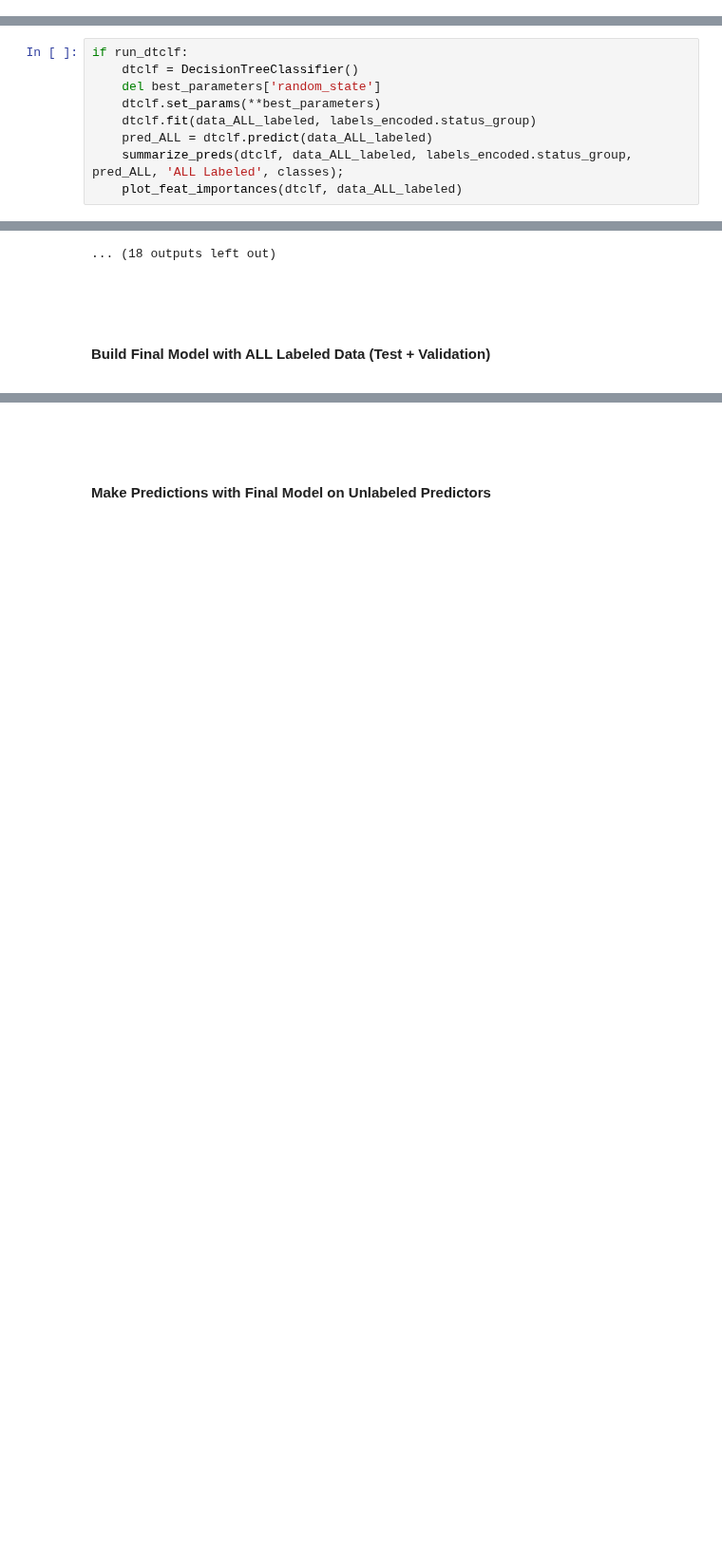
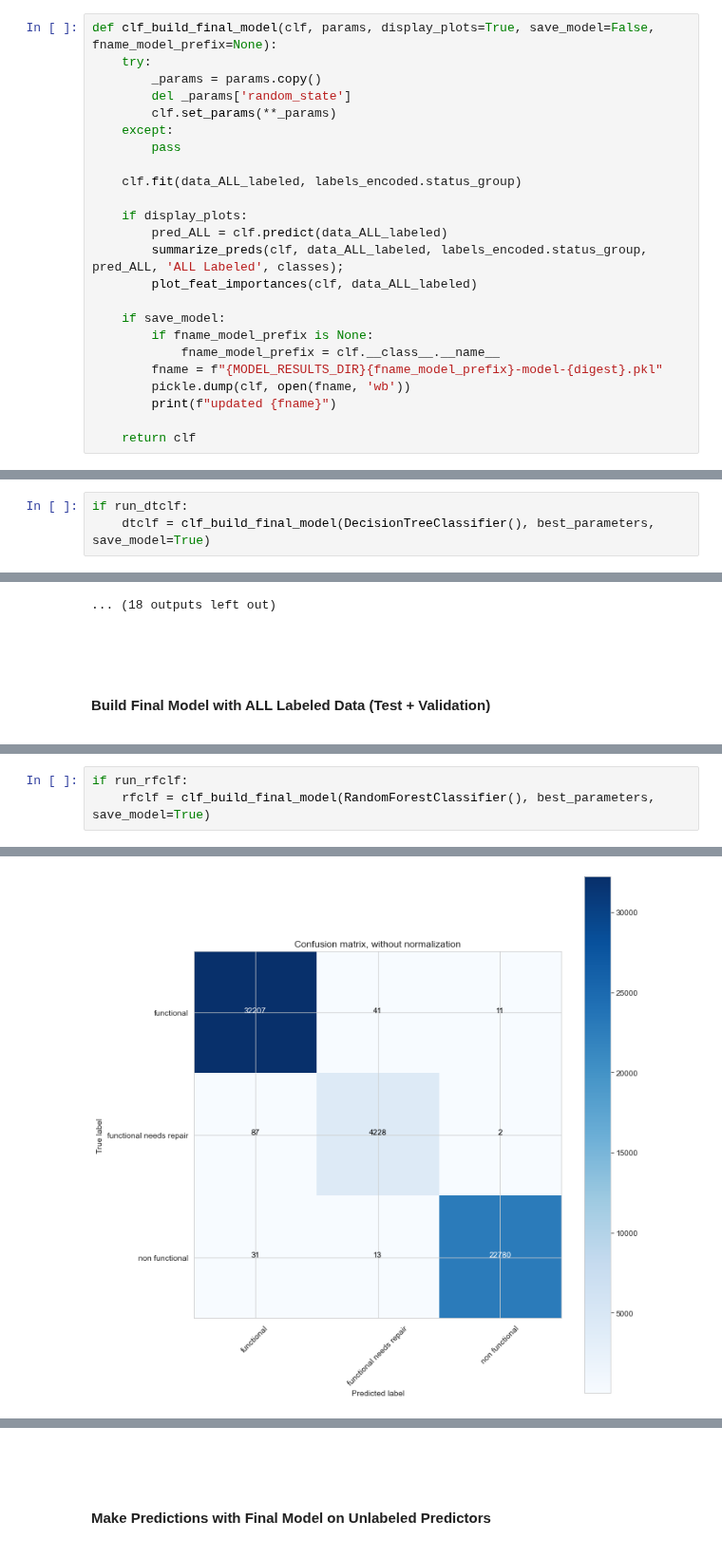
Before and after one commit to sacontreras/dsc-mod-3-project-v2-1-online-ds-sp-000, a Jupyter notebook: models.ipynb, the cells around one changed output, grey strips where cells are left out. Shown at 95% size. Cells and saved outputs as stored; diff of their text form; blank space fills up the shorter version.

```diff
--- a/models.ipynb
+++ b/models.ipynb
@@ -627,0 +620,24 @@ def clf_build_final_model(clf, params):
+# %%
+def clf_build_final_model(clf, params, display_plots=True, save_model=False, fname_model_prefix=None):
+    try:
+        _params = params.copy()
+        del _params['random_state']
+        clf.set_params(**_params)
+    except:
+        pass
+
+    clf.fit(data_ALL_labeled, labels_encoded.status_group)
+
+    if display_plots:
+        pred_ALL = clf.predict(data_ALL_labeled)
+        summarize_preds(clf, data_ALL_labeled, labels_encoded.status_group, pred_ALL, 'ALL Labeled', classes);
+        plot_feat_importances(clf, data_ALL_labeled)
+
+    if save_model:
+        if fname_model_prefix is None:
+            fname_model_prefix = clf.__class__.__name__
+        fname = f"{MODEL_RESULTS_DIR}{fname_model_prefix}-model-{digest}.pkl"
+        pickle.dump(clf, open(fname, 'wb'))
+        print(f"updated {fname}")
+
+    return clf
@@ -680,15 +706,9 @@ if run_dtclf:
 # %% [markdown]
 <p><br><br>
 <h4>Build Final Model with ALL Labeled Data (Test + Validation)</h4>
-# %%
-if run_dtclf:
-    dtclf = DecisionTreeClassifier()
-    del best_parameters['random_state']
-    dtclf.set_params(**best_parameters)
-    dtclf.fit(data_ALL_labeled, labels_encoded.status_group)
-    pred_ALL = dtclf.predict(data_ALL_labeled)
-    summarize_preds(dtclf, data_ALL_labeled, labels_encoded.status_group, pred_ALL, 'ALL Labeled', classes);
-    plot_feat_importances(dtclf, data_ALL_labeled)
+# %%
+if run_dtclf:
+    dtclf = clf_build_final_model(DecisionTreeClassifier(), best_parameters, save_model=True)
 # %% [markdown]
 <p><br><br>
 <h4>Make Predictions with Final Model on Unlabeled Predictors</h4>
@@ -828,0 +814,4 @@ Feature Importances:
+# %%
+if run_rfclf:
+    rfclf = clf_build_final_model(RandomForestClassifier(), best_parameters, save_model=True)
+# %% [output]
@@ -828,0 +834 @@ Feature Importances:
+[figure, added]
```
Also changed, not shown: parts of 38 cells of this notebook, 4 other files.
